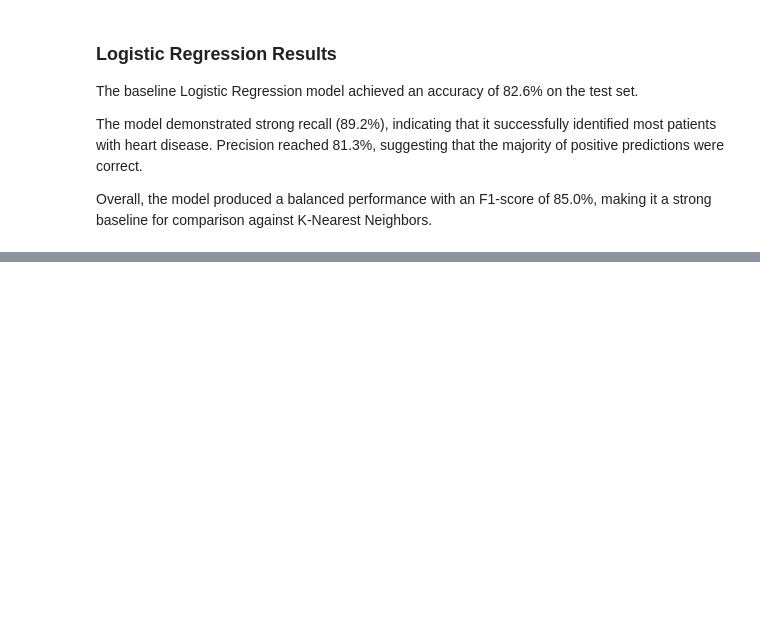
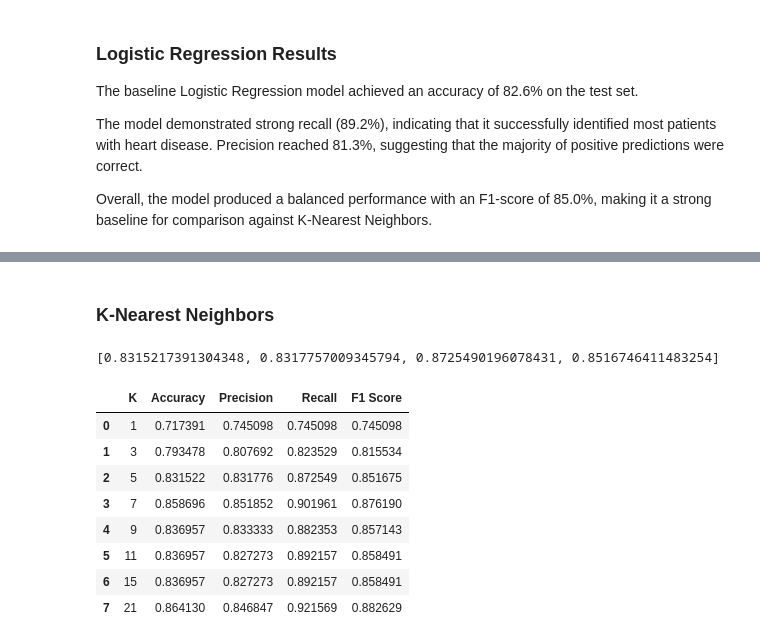
Before and after one commit to mohammadSous/heart-disease-classification, a Jupyter notebook: main.ipynb, the cells around one changed output, grey strips where cells are left out. Saved outputs shown, nothing was run; the diff lists cells and outputs as text; code cells hidden in the pictures; blank space fills up the shorter version.

```diff
--- a/main.ipynb
+++ b/main.ipynb
@@ -678,0 +745,2 @@ Overall, the model produced a balanced performance with an F1-score of 85.0%, ma
+# %% [markdown]
+### K-Nearest Neighbors
@@ -678,0 +755,18 @@ Overall, the model produced a balanced performance with an F1-score of 85.0%, ma
+# %%
+from sklearn.metrics import (
+    accuracy_score,
+    precision_score,
+    recall_score,
+    f1_score
+)
+
+result = [
+    accuracy_score(y_test, y_pred_knn),
+    precision_score(y_test, y_pred_knn),
+    recall_score(y_test, y_pred_knn),
+    f1_score(y_test, y_pred_knn)
+]
+
+print(result)
+# %% [output]
+[0.8315217391304348, 0.8317757009345794, 0.8725490196078431, 0.8516746411483254]
@@ -678,0 +794,23 @@ Overall, the model produced a balanced performance with an F1-score of 85.0%, ma
+# %%
+results_df = pd.DataFrame(
+    KNN_results,
+    columns=[
+        "K",
+        "Accuracy",
+        "Precision",
+        "Recall",
+        "F1 Score"
+    ]
+)
+
+results_df
+# %% [output]
+|  | K | Accuracy | Precision | Recall | F1 Score |
+| 0 | 1 | 0.717391 | 0.745098 | 0.745098 | 0.745098 |
+| 1 | 3 | 0.793478 | 0.807692 | 0.823529 | 0.815534 |
+| 2 | 5 | 0.831522 | 0.831776 | 0.872549 | 0.851675 |
+| 3 | 7 | 0.858696 | 0.851852 | 0.901961 | 0.876190 |
+| 4 | 9 | 0.836957 | 0.833333 | 0.882353 | 0.857143 |
+| 5 | 11 | 0.836957 | 0.827273 | 0.892157 | 0.858491 |
+| 6 | 15 | 0.836957 | 0.827273 | 0.892157 | 0.858491 |
+| 7 | 21 | 0.864130 | 0.846847 | 0.921569 | 0.882629 |
```
Also changed, not shown: parts of 20 cells of this notebook.
